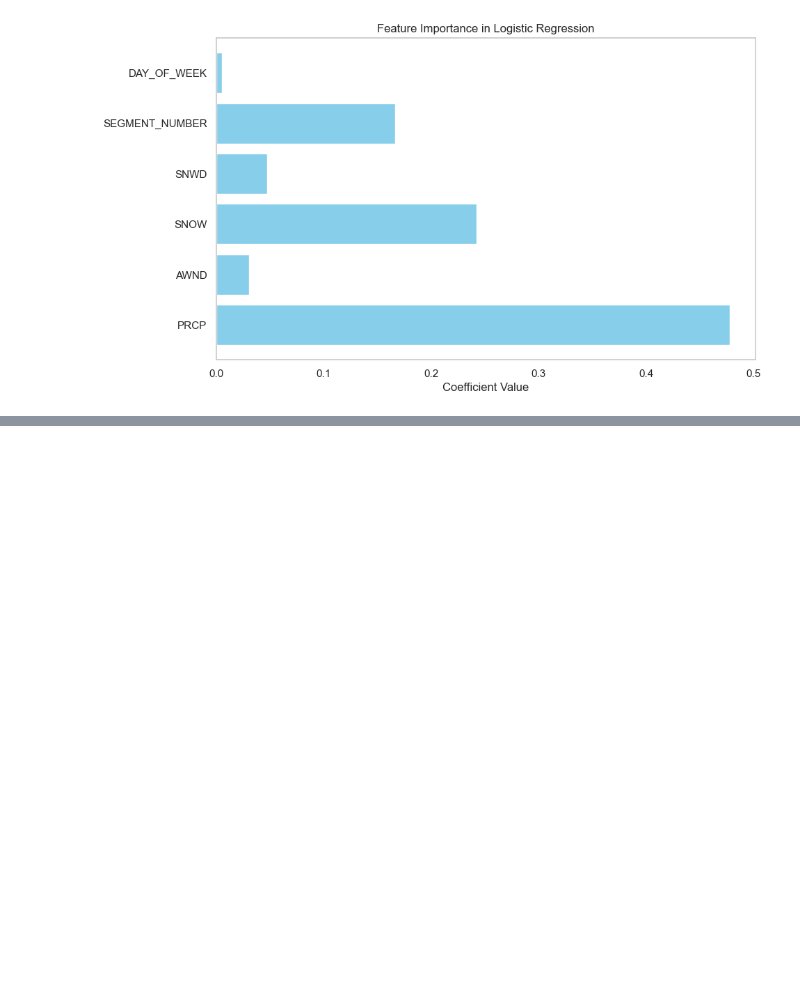
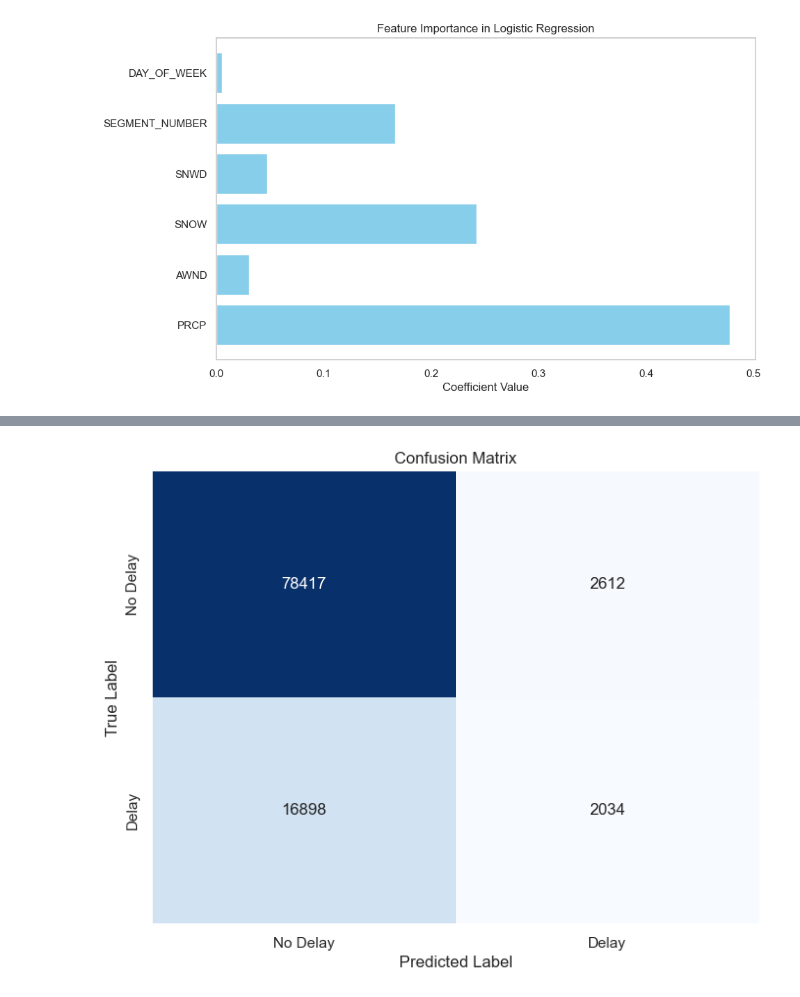
Before and after one commit to quangvinhlee/flight-delay, a Jupyter notebook: src/flightDelay.ipynb, the cells around one changed output, grey strips where cells are left out. Cells and saved outputs as stored; diff of their text form; code cells hidden in the pictures; blank space fills up the shorter version.

```diff
--- a/src/flightDelay.ipynb
+++ b/src/flightDelay.ipynb
@@ -527,0 +545,3 @@ plt.show()
+# %%
+# Make predictions on the test set
+y_pred = rf_model.predict(X_test)
@@ -527,0 +583,15 @@ plt.show()
+# %%
+
+# Create a confusion matrix
+conf_matrix = confusion_matrix(y_test, y_pred)
+
+# Plotting the confusion matrix
+plt.figure(figsize=(8, 6))
+sns.heatmap(conf_matrix, annot=True, fmt='d', cmap='Blues', cbar=False,
+            xticklabels=['No Delay', 'Delay'], yticklabels=['No Delay', 'Delay'])
+plt.xlabel('Predicted Label')
+plt.ylabel('True Label')
+plt.title('Confusion Matrix')
+plt.show()
+# %% [output]
+[figure, added]
```
Also changed, not shown: parts of 16 cells of this notebook.
